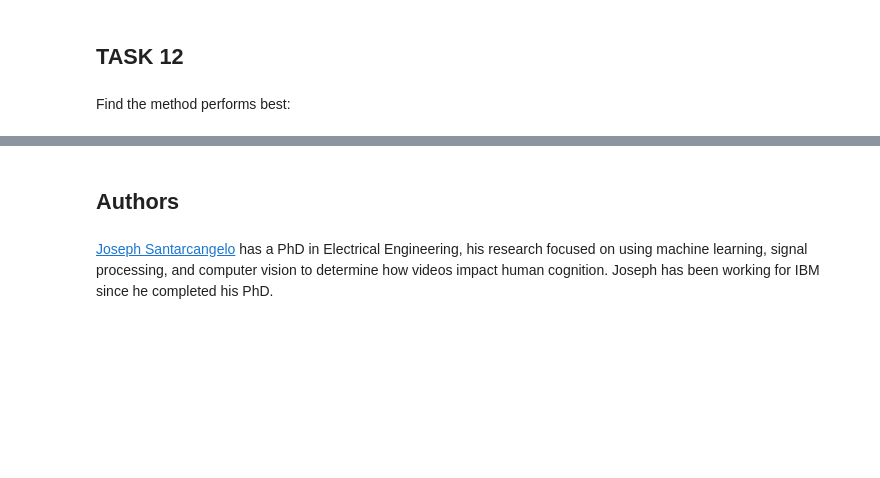
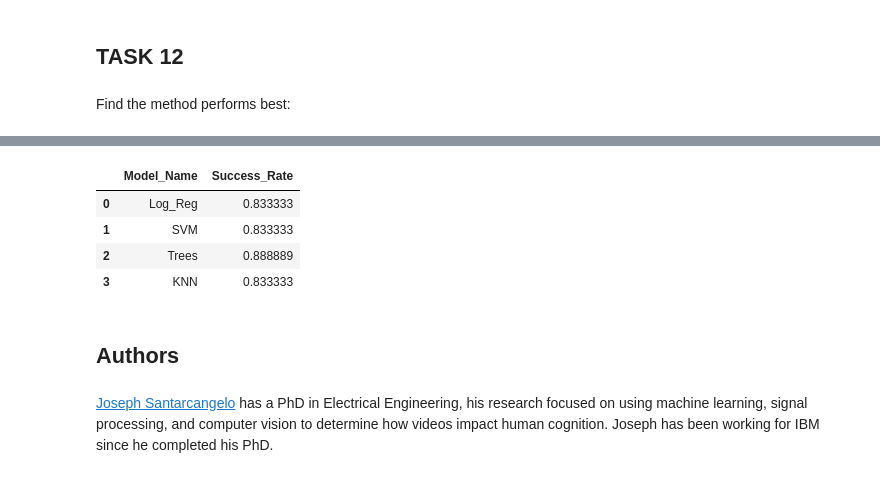
Before and after one commit to muhammadalidarvesh/IBM-Data-Science-Project, a Jupyter notebook: Pred ML.ipynb, the cells around one changed output, grey strips where cells are left out. Saved outputs shown, nothing was run; the diff lists cells and outputs as text; code cells hidden in the pictures; blank space fills up the shorter version.

```diff
--- a/Pred ML.ipynb
+++ b/Pred ML.ipynb
@@ -310,3 +340,11 @@ Find the method performs best:
+# %%
+result.head()
+# %% [output]
+|  | Model_Name | Success_Rate |
+| 0 | Log_Reg | 0.833333 |
+| 1 | SVM | 0.833333 |
+| 2 | Trees | 0.888889 |
+| 3 | KNN | 0.833333 |
 # %% [markdown]
 ## Authors
 # %% [markdown]
```
Also changed, not shown: parts of 13 cells of this notebook.
